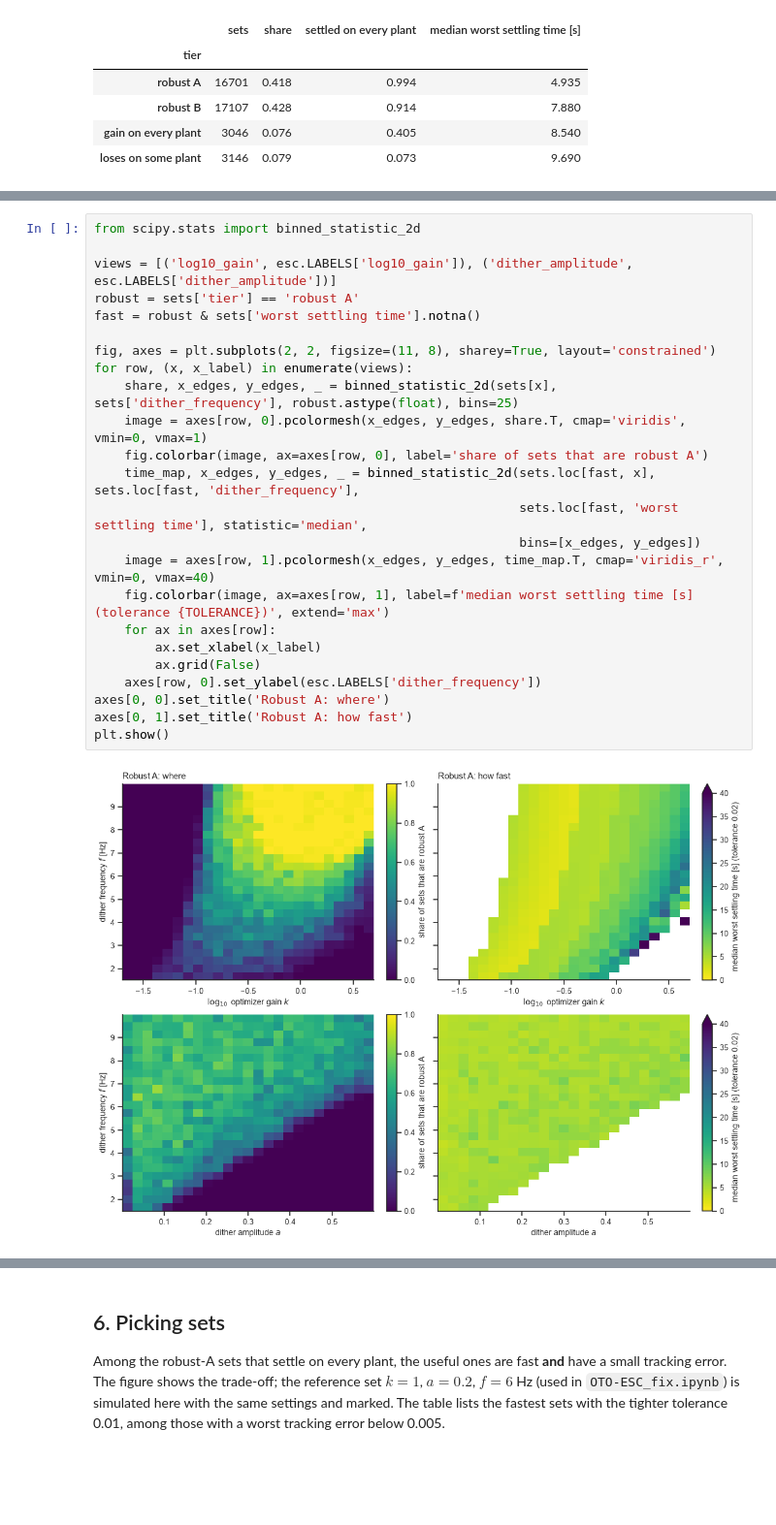
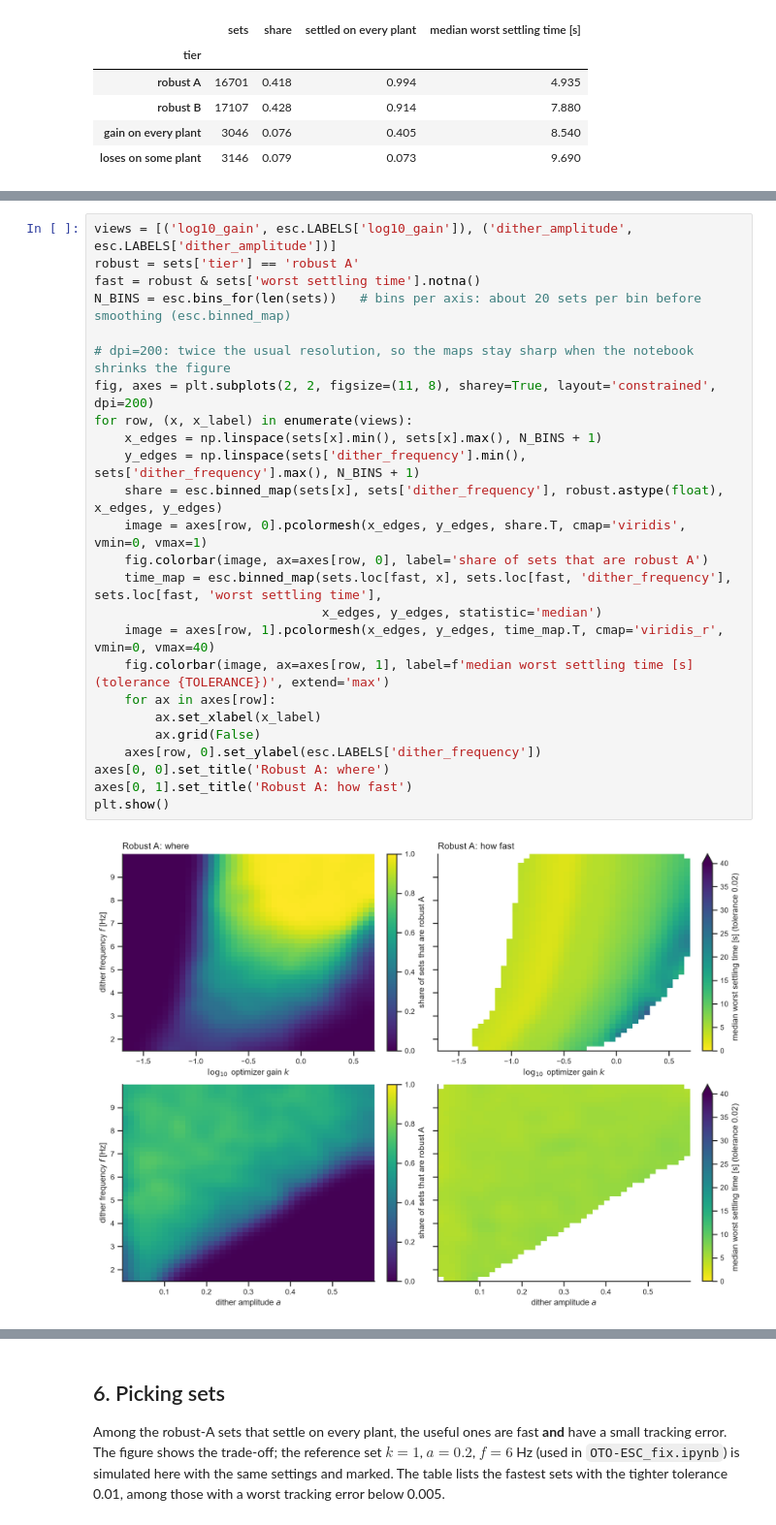
Before and after one commit to HaoPhuc/esc-fuel-ratio, a Jupyter notebook: Optimal-to-operate/OTO-Plant_fix-paired.ipynb, the cells around one changed output, grey strips where cells are left out. Shown at 97% size. Saved outputs shown, nothing was run; the diff lists cells and outputs as text; blank space fills up the shorter version.

Commit message:
update plots

```diff
--- a/Optimal-to-operate/OTO-Plant_fix-paired.ipynb
+++ b/Optimal-to-operate/OTO-Plant_fix-paired.ipynb
@@ -292,26 +292,27 @@ on every plant).
 # %%
-from scipy.stats import binned_statistic_2d
-
 views = [('log10_gain', esc.LABELS['log10_gain']), ('dither_amplitude', esc.LABELS['dither_amplitude'])]
 robust = sets['tier'] == 'robust A'
 fast = robust & sets['worst settling time'].notna()
+N_BINS = esc.bins_for(len(sets))   # bins per axis: about 20 sets per bin before smoothing (esc.binned_map)
 
-fig, axes = plt.subplots(2, 2, figsize=(11, 8), sharey=True, layout='constrained')
+# dpi=200: twice the usual resolution, so the maps stay sharp when the notebook shrinks the figure
+fig, axes = plt.subplots(2, 2, figsize=(11, 8), sharey=True, layout='constrained', dpi=200)
 for row, (x, x_label) in enumerate(views):
-    share, x_edges, y_edges, _ = binned_statistic_2d(sets[x], sets['dither_frequency'], robust.astype(float), bins=25)
+    x_edges = np.linspace(sets[x].min(), sets[x].max(), N_BINS + 1)
+    y_edges = np.linspace(sets['dither_frequency'].min(), sets['dither_frequency'].max(), N_BINS + 1)
+    share = esc.binned_map(sets[x], sets['dither_frequency'], robust.astype(float), x_edges, y_edges)
     image = axes[row, 0].pcolormesh(x_edges, y_edges, share.T, cmap='viridis', vmin=0, vmax=1)
     fig.colorbar(image, ax=axes[row, 0], label='share of sets that are robust A')
-    time_map, x_edges, y_edges, _ = binned_statistic_2d(sets.loc[fast, x], sets.loc[fast, 'dither_frequency'],
-                                                        sets.loc[fast, 'worst settling time'], statistic='median',
-                                                        bins=[x_edges, y_edges])
+    time_map = esc.binned_map(sets.loc[fast, x], sets.loc[fast, 'dither_frequency'], sets.loc[fast, 'worst settling time'],
+                              x_edges, y_edges, statistic='median')
     image = axes[row, 1].pcolormesh(x_edges, y_edges, time_map.T, cmap='viridis_r', vmin=0, vmax=40)
     fig.colorbar(image, ax=axes[row, 1], label=f'median worst settling time [s] (tolerance {TOLERANCE})', extend='max')
     for ax in axes[row]:
         ax.set_xlabel(x_label)
         ax.grid(False)
     axes[row, 0].set_ylabel(esc.LABELS['dither_frequency'])
 axes[0, 0].set_title('Robust A: where')
 axes[0, 1].set_title('Robust A: how fast')
 plt.show()
 # %% [output]
-[figure, old version]
+[figure, new version]
```
Also changed, not shown: parts of 3 cells of this notebook, 3 other files.
